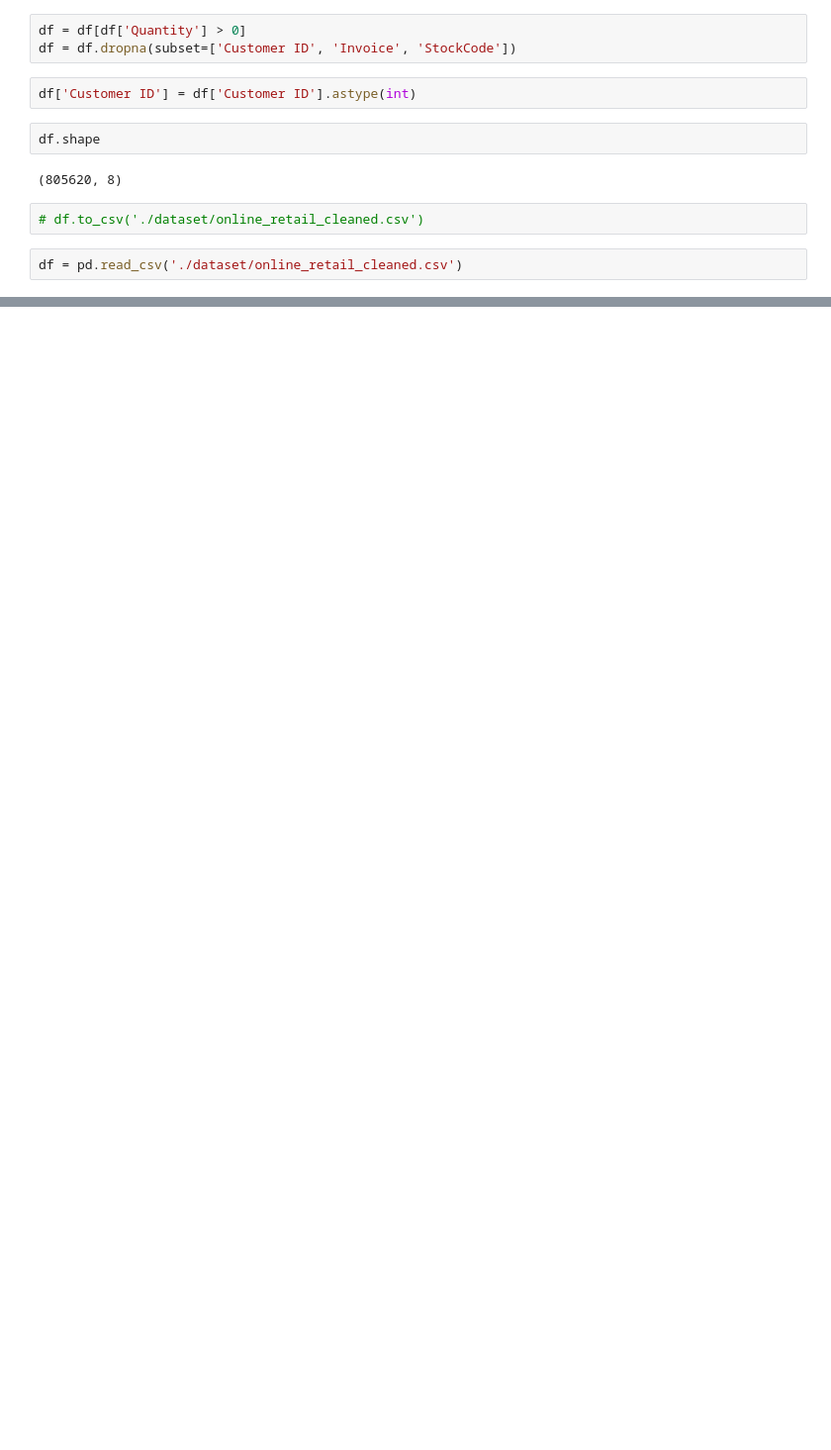
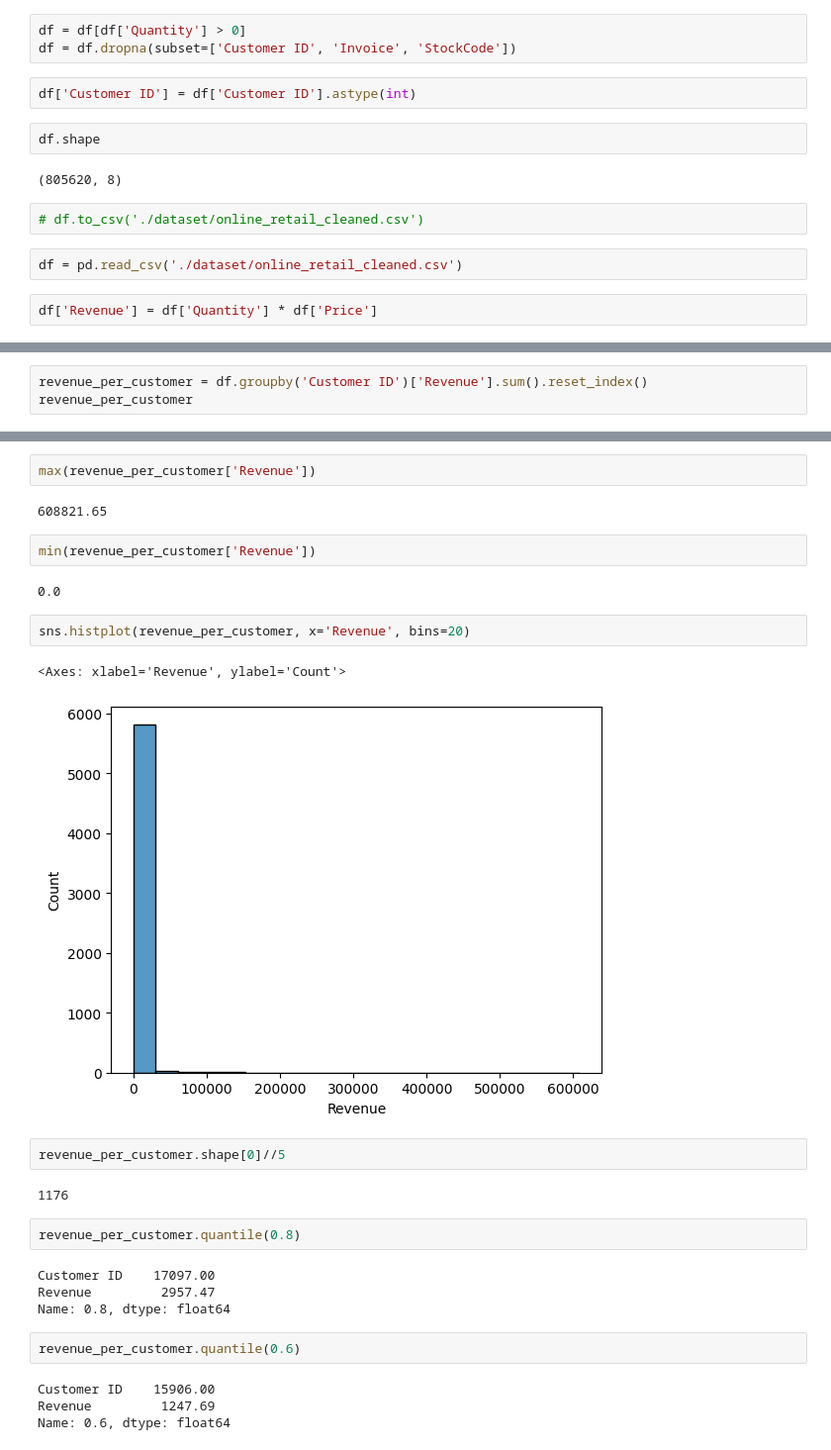
Before and after one commit to thassung/AIT_BIA, a Jupyter notebook: main.ipynb, the cells around one changed output, grey strips where cells are left out. Shown at 99% size. Cells and saved outputs as stored; diff of their text form; blank space fills up the shorter version.

Commit message:
make customer scoring

```diff
--- a/main.ipynb
+++ b/main.ipynb
@@ -209,3 +209,5 @@ df.shape
 # df.to_csv('./dataset/online_retail_cleaned.csv')
 # %%
 df = pd.read_csv('./dataset/online_retail_cleaned.csv')
+# %%
+df['Revenue'] = df['Quantity'] * df['Price']
@@ -211,0 +223,3 @@ df = pd.read_csv('./dataset/online_retail_cleaned.csv')
+# %%
+revenue_per_customer = df.groupby('Customer ID')['Revenue'].sum().reset_index()
+revenue_per_customer
@@ -211,0 +240,29 @@ df = pd.read_csv('./dataset/online_retail_cleaned.csv')
+# %%
+max(revenue_per_customer['Revenue'])
+# %% [output]
+608821.65
+# %%
+min(revenue_per_customer['Revenue'])
+# %% [output]
+0.0
+# %%
+sns.histplot(revenue_per_customer, x='Revenue', bins=20)
+# %% [output]
+<Axes: xlabel='Revenue', ylabel='Count'>
+[figure, added]
+# %%
+revenue_per_customer.shape[0]//5
+# %% [output]
+1176
+# %%
+revenue_per_customer.quantile(0.8)
+# %% [output]
+Customer ID    17097.00
+Revenue         2957.47
+Name: 0.8, dtype: float64
+# %%
+revenue_per_customer.quantile(0.6)
+# %% [output]
+Customer ID    15906.00
+Revenue         1247.69
+Name: 0.6, dtype: float64
```
Also changed, not shown: parts of 7 cells of this notebook, 2 other files.
